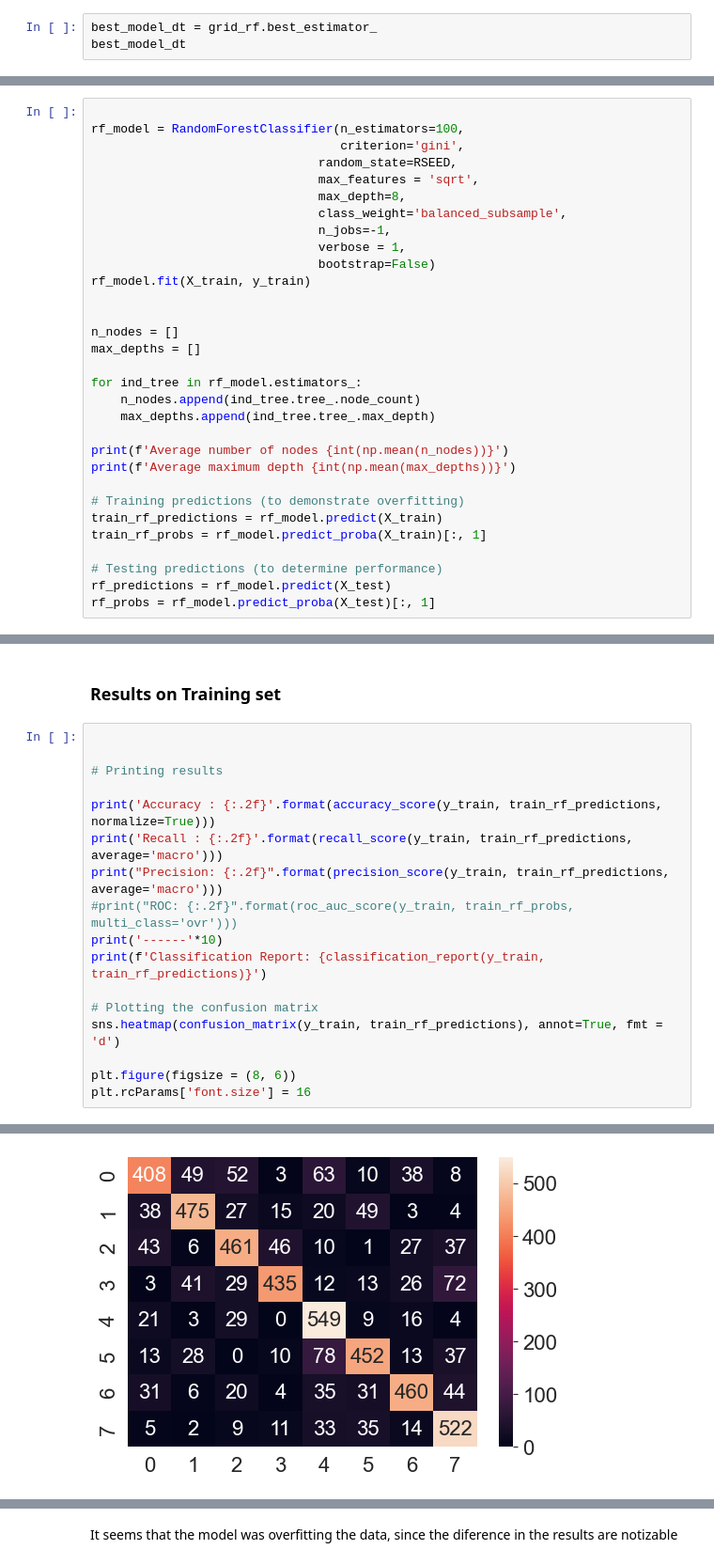
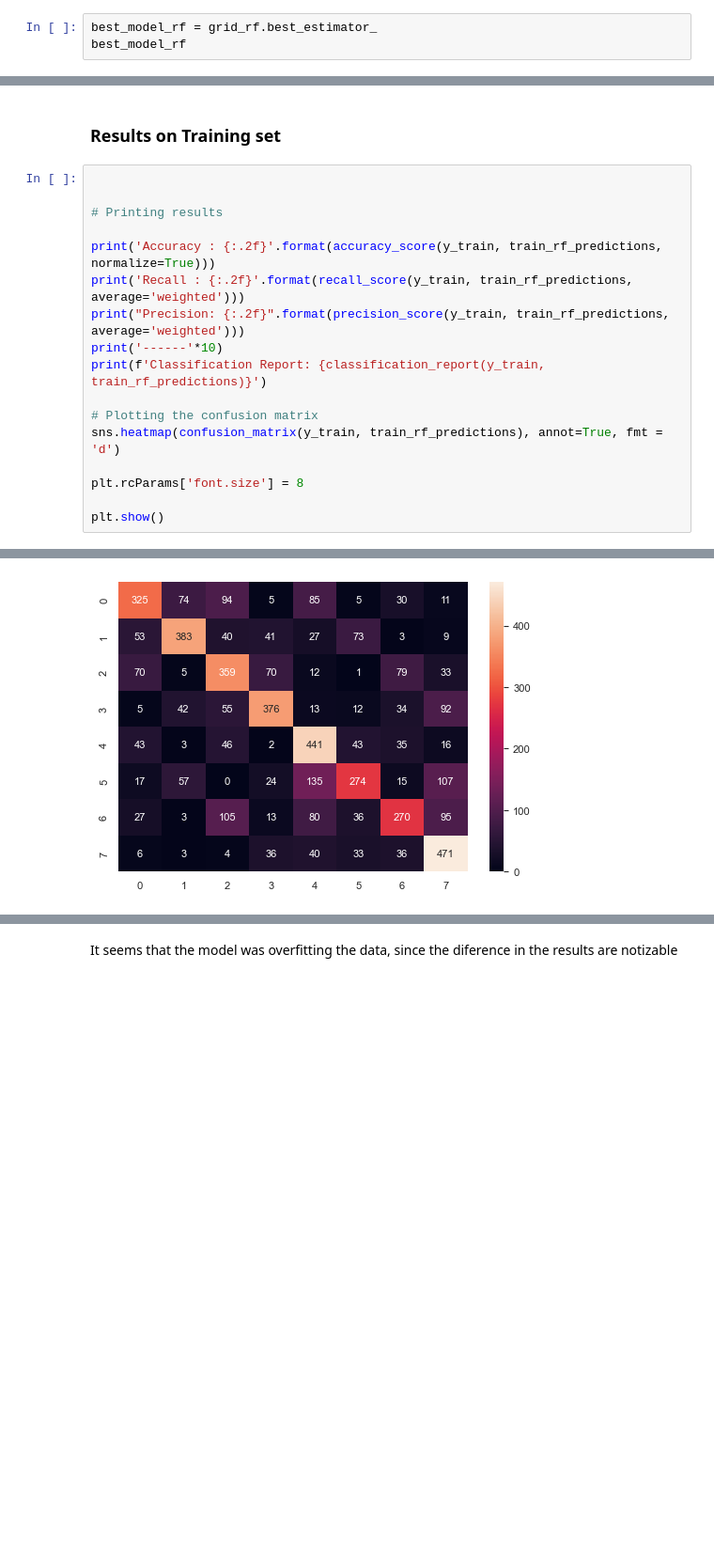
Before and after one commit to e-Itohan/students_evaluation, a Jupyter notebook: students_notebook.ipynb, the cells around one changed output, grey strips where cells are left out. Shown at 94% size. Saved outputs shown, nothing was run; the diff lists cells and outputs as text; blank space fills up the shorter version.

```diff
--- a/students_notebook.ipynb
+++ b/students_notebook.ipynb
@@ -609,6 +886,6 @@ Best parameters:
 # %%
-best_model_dt = grid_rf.best_estimator_
-best_model_dt
+best_model_rf = grid_rf.best_estimator_
+best_model_rf
 # %% [output]
 Pipeline(steps=[('rf',
                  RandomForestClassifier(bootstrap=False,
@@ -625,31 +899,0 @@ rf_probs = best_model_dt.predict_proba(X_test)[:, 1]
-# %%
-
-rf_model = RandomForestClassifier(n_estimators=100,
-                                  criterion='gini',
-                               random_state=RSEED,
-                               max_features = 'sqrt',
-                               max_depth=8,
-                               class_weight='balanced_subsample',
-                               n_jobs=-1,
-                               verbose = 1,
-                               bootstrap=False)
-rf_model.fit(X_train, y_train)
-
-
-n_nodes = []
-max_depths = []
-
-for ind_tree in rf_model.estimators_:
-    n_nodes.append(ind_tree.tree_.node_count)
-    max_depths.append(ind_tree.tree_.max_depth)
-
-print(f'Average number of nodes {int(np.mean(n_nodes))}')
-print(f'Average maximum depth {int(np.mean(max_depths))}')
-
-# Training predictions (to demonstrate overfitting)
-train_rf_predictions = rf_model.predict(X_train)
-train_rf_probs = rf_model.predict_proba(X_train)[:, 1]
-
-# Testing predictions (to determine performance)
-rf_predictions = rf_model.predict(X_test)
-rf_probs = rf_model.predict_proba(X_test)[:, 1]
@@ -679,15 +905,15 @@ Average maximum depth 8
 # Printing results
 
 print('Accuracy : {:.2f}'.format(accuracy_score(y_train, train_rf_predictions, normalize=True)))
-print('Recall : {:.2f}'.format(recall_score(y_train, train_rf_predictions, average='macro')))
-print("Precision: {:.2f}".format(precision_score(y_train, train_rf_predictions, average='macro')))
-#print("ROC: {:.2f}".format(roc_auc_score(y_train, train_rf_probs, multi_class='ovr')))
+print('Recall : {:.2f}'.format(recall_score(y_train, train_rf_predictions, average='weighted')))
+print("Precision: {:.2f}".format(precision_score(y_train, train_rf_predictions, average='weighted')))
 print('------'*10)
 print(f'Classification Report: {classification_report(y_train, train_rf_predictions)}')
 
 # Plotting the confusion matrix
 sns.heatmap(confusion_matrix(y_train, train_rf_predictions), annot=True, fmt = 'd')
 
-plt.figure(figsize = (8, 6))
-plt.rcParams['font.size'] = 16
+plt.rcParams['font.size'] = 8
+
+plt.show()
 # %% [output]
@@ -712 +938 @@ weighted avg       0.75      0.75      0.74      5048
-[figure, old version]
+[figure, new version]
```
Also changed, not shown: parts of 83 cells of this notebook.
